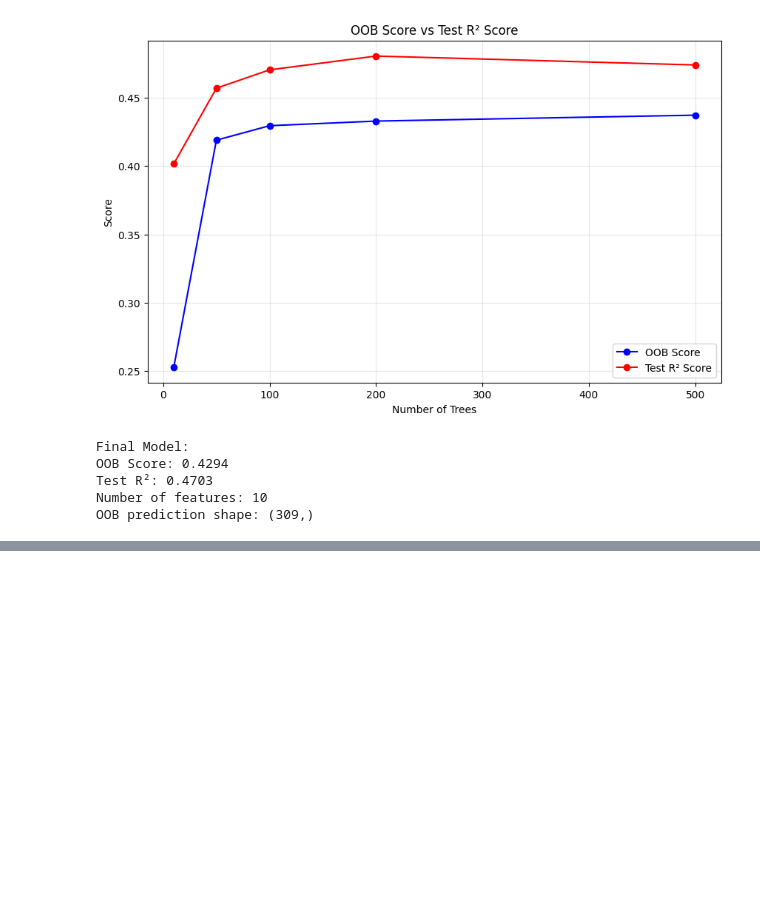
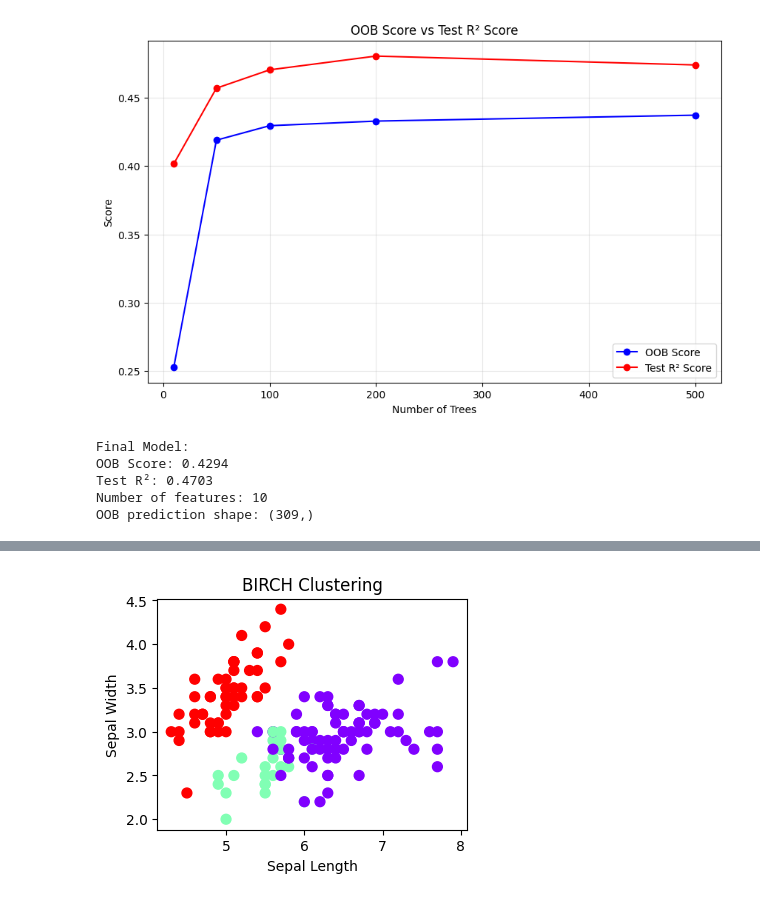
Before and after one commit to mekaviraj/ML_sem5, a Jupyter notebook: ML_LAB2.ipynb, the cells around one changed output, grey strips where cells are left out. Cells and saved outputs as stored; diff of their text form; code cells hidden in the pictures; blank space fills up the shorter version.

```diff
--- a/ML_LAB2.ipynb
+++ b/ML_LAB2.ipynb
@@ -753,0 +842,13 @@ OOB prediction shape: (309,)
+# %%
+#BIRCH - incremental clustering for large datasets
+'''BIRCH (Balanced Iterative Reducing and Clustering hierarchies) is a
+hierarchical clustering algorithm that is designed to handle
+ large datasets efficiently. The algorithm builds a treelike structure
+of clusters
+ by recursively partitioning the data into subclusters until a stopping
+criterion is met.'''
+birch = Birch(n_clusters=3)
+birch_labels = birch.fit_predict(X)
+plot_clusters(X, birch_labels, "BIRCH Clustering")
+# %% [output]
+[figure, added]
```
Also changed, not shown: parts of 16 cells of this notebook.
